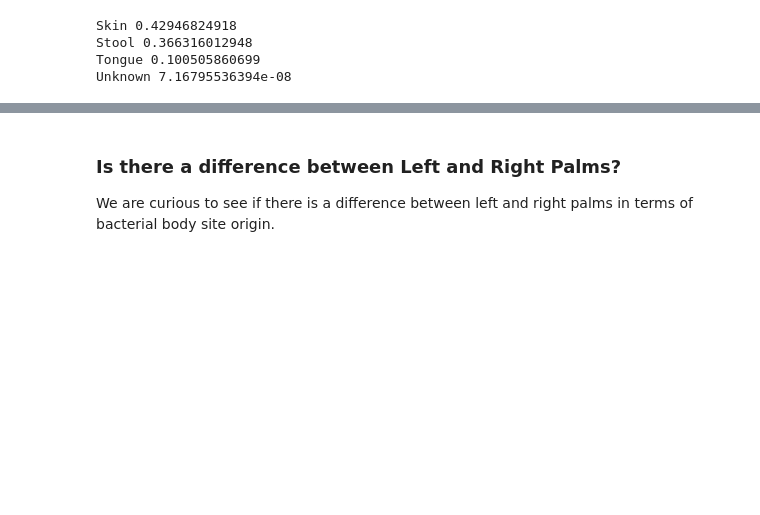
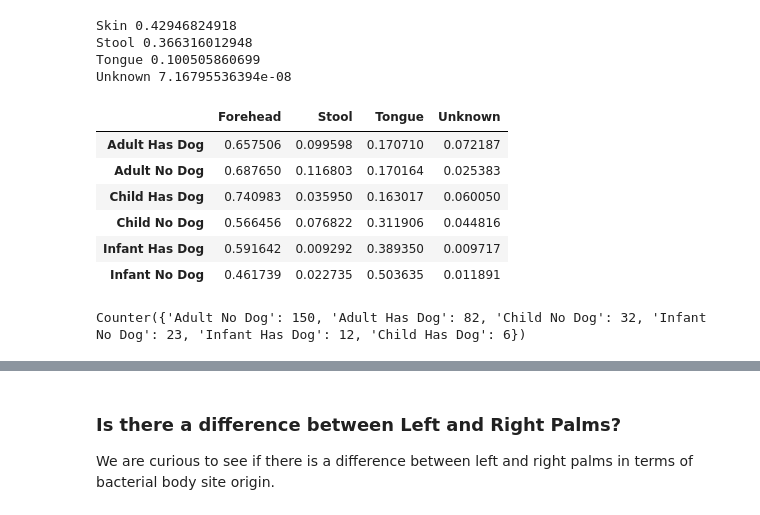
Before and after one commit to lozuponelab/Source_of_Fecal_and_Oral_Bacteria_on_Hands, a Jupyter notebook: sourcetracker_analysis.ipynb, the cells around one changed output, grey strips where cells are left out. Drawn from its saved outputs; the diff is of its cells as text; code cells hidden in the pictures; blank space fills up the shorter version.

```diff
--- a/sourcetracker_analysis.ipynb
+++ b/sourcetracker_analysis.ipynb
@@ -862,3 +860,22 @@ Skin 0.42946824918
 Stool 0.366316012948
 Tongue 0.100505860699
 Unknown 7.16795536394e-08
+# %%
+has_dogage = list()
+for i in results_site.index:
+    fam_i = meta.loc[i, 'family']
+    dog = 'Has Dog' if 'Pet' in full_meta.loc[full_meta.family==fam_i].role.values else 'No Dog'
+    age = meta.loc[i, 'age_group']
+    has_dogage.append("%s %s" % (age.title(), dog))
+results_site_dogage = results_site.groupby(has_dogage)
+display(results_site_dogage.mean())
+print Counter(has_dogage)
+# %% [output]
+|  | Forehead | Stool | Tongue | Unknown |
+| Adult Has Dog | 0.657506 | 0.099598 | 0.170710 | 0.072187 |
+| Adult No Dog | 0.687650 | 0.116803 | 0.170164 | 0.025383 |
+| Child Has Dog | 0.740983 | 0.035950 | 0.163017 | 0.060050 |
+| Child No Dog | 0.566456 | 0.076822 | 0.311906 | 0.044816 |
+| Infant Has Dog | 0.591642 | 0.009292 | 0.389350 | 0.009717 |
+| Infant No Dog | 0.461739 | 0.022735 | 0.503635 | 0.011891 |
+Counter({'Adult No Dog': 150, 'Adult Has Dog': 82, 'Child No Dog': 32, 'Infant No Dog': 23, 'Infant Has Dog': 12, 'Child Has Dog': 6})
```
Also changed, not shown: parts of 14 cells of this notebook.
